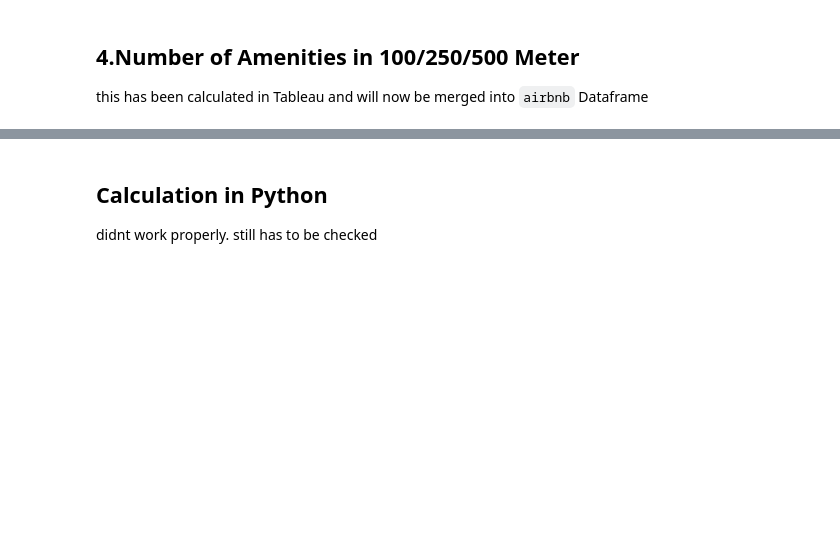
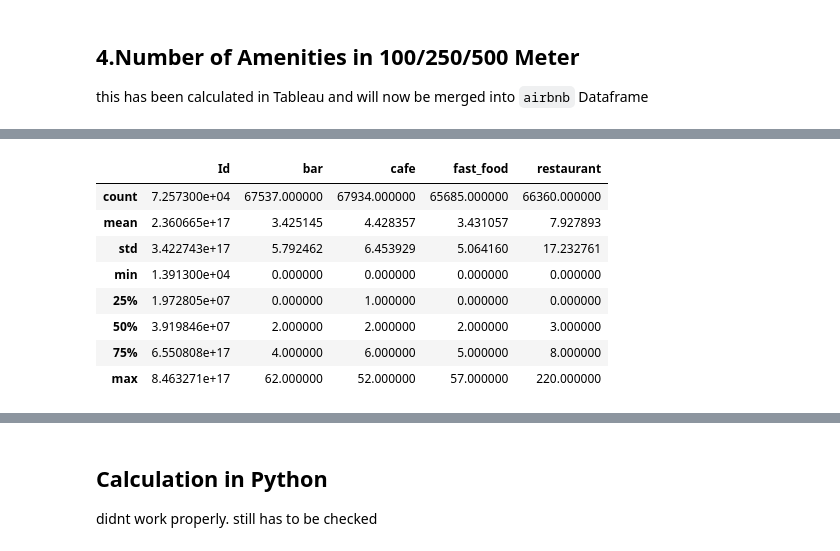
Before and after one commit to Jappler85/hh-23-1-airbnb, a Jupyter notebook: notebook_clean_21_04.ipynb, the cells around one changed output, grey strips where cells are left out. Cells and saved outputs as stored; diff of their text form; code cells hidden in the pictures; blank space fills up the shorter version.

```diff
--- a/notebook_clean_21_04.ipynb
+++ b/notebook_clean_21_04.ipynb
@@ -574,3 +583,15 @@ amenities_100 = pd.read_excel(f'data/london/number_amenities_per_airbnb_100.xlsx
+# %%
+amenities_250.describe()
+# %% [output]
+|  | Id | bar | cafe | fast_food | restaurant |
+| count | 7.257300e+04 | 67537.000000 | 67934.000000 | 65685.000000 | 66360.000000 |
+| mean | 2.360665e+17 | 3.425145 | 4.428357 | 3.431057 | 7.927893 |
+| std | 3.422743e+17 | 5.792462 | 6.453929 | 5.064160 | 17.232761 |
+| min | 1.391300e+04 | 0.000000 | 0.000000 | 0.000000 | 0.000000 |
+| 25% | 1.972805e+07 | 0.000000 | 1.000000 | 0.000000 | 0.000000 |
+| 50% | 3.919846e+07 | 2.000000 | 2.000000 | 2.000000 | 3.000000 |
+| 75% | 6.550808e+17 | 4.000000 | 6.000000 | 5.000000 | 8.000000 |
+| max | 8.463271e+17 | 62.000000 | 52.000000 | 57.000000 | 220.000000 |
 # %%
 amenities_250 = pd.read_excel(f'data/london/number_amenities_per_airbnb_250.xlsx', skiprows=1)
 # %%
```
Also changed, not shown: parts of 7 cells of this notebook.
